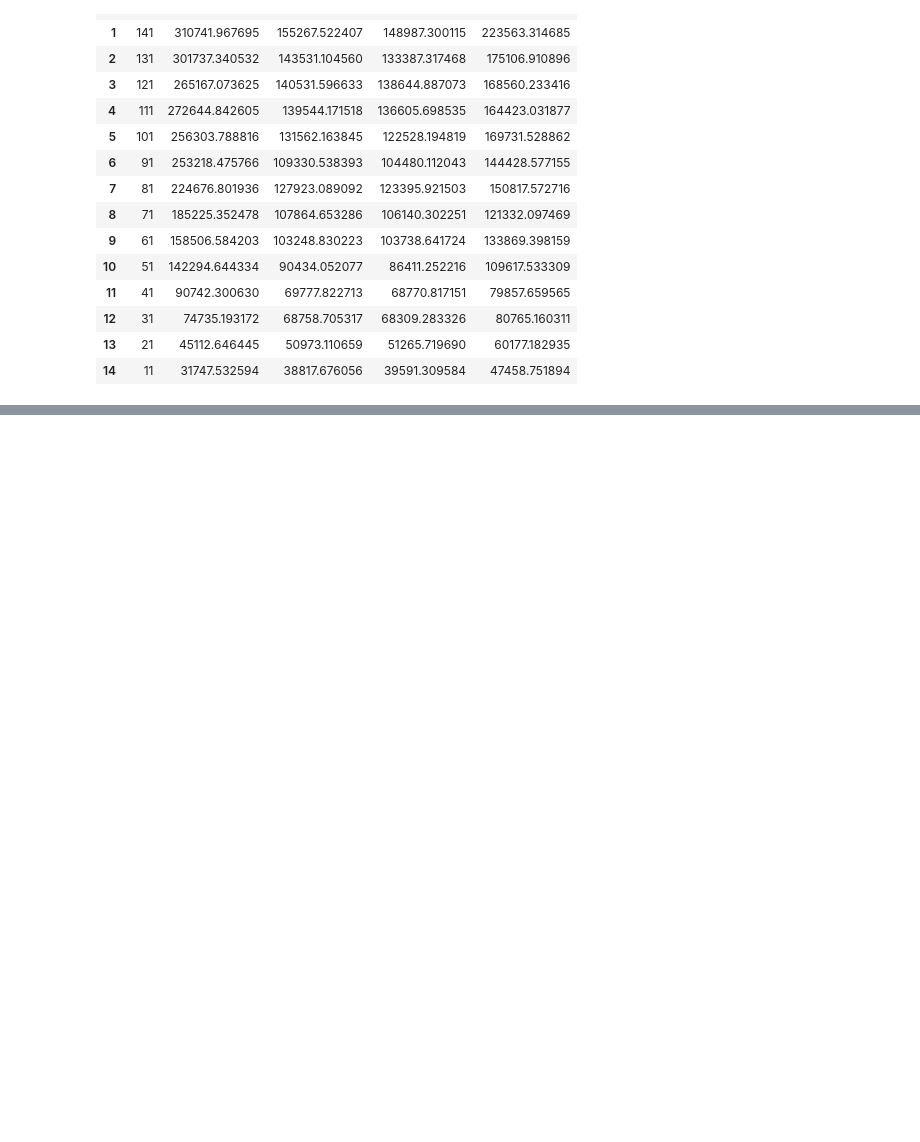
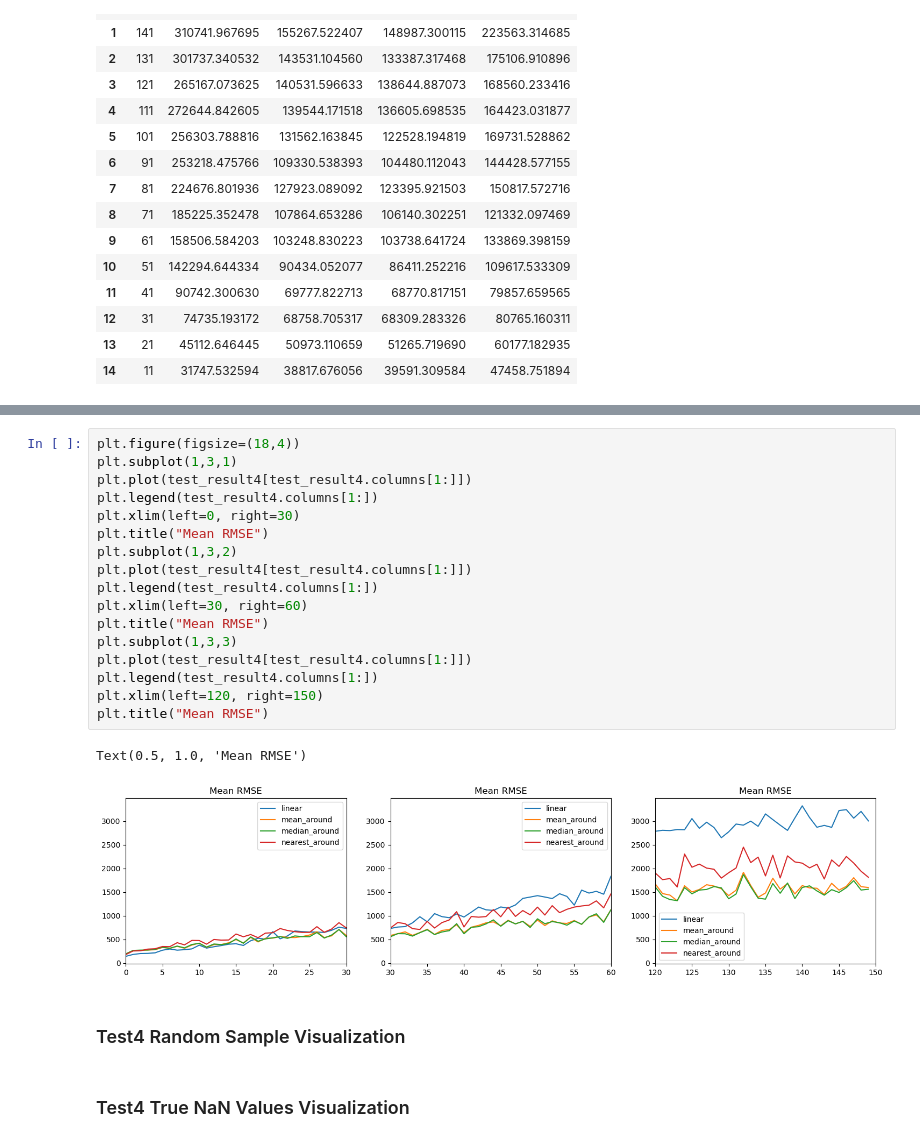
Before and after one commit to jihosuperman/forecasting_power_demand, a Jupyter notebook: power_demand_interpolation.ipynb, the cells around one changed output, grey strips where cells are left out. Saved outputs shown, nothing was run; the diff lists cells and outputs as text; blank space fills up the shorter version.

```diff
--- a/power_demand_interpolation.ipynb
+++ b/power_demand_interpolation.ipynb
@@ -1542,0 +1614,24 @@ c:\Users\jiho\Documents\jiho_portfolio\DeepLearning_Project\interpolation.ipynb
+# %%
+plt.figure(figsize=(18,4))
+plt.subplot(1,3,1)
+plt.plot(test_result4[test_result4.columns[1:]])
+plt.legend(test_result4.columns[1:])
+plt.xlim(left=0, right=30)
+plt.title("Mean RMSE")
+plt.subplot(1,3,2)
+plt.plot(test_result4[test_result4.columns[1:]])
+plt.legend(test_result4.columns[1:])
+plt.xlim(left=30, right=60)
+plt.title("Mean RMSE")
+plt.subplot(1,3,3)
+plt.plot(test_result4[test_result4.columns[1:]])
+plt.legend(test_result4.columns[1:])
+plt.xlim(left=120, right=150)
+plt.title("Mean RMSE")
+# %% [output]
+Text(0.5, 1.0, 'Mean RMSE')
+[figure, added]
+# %% [markdown]
+### Test4 Random Sample Visualization
+# %% [markdown]
+### Test4 True NaN Values Visualization
```
Also changed, not shown: parts of 12 cells of this notebook.
